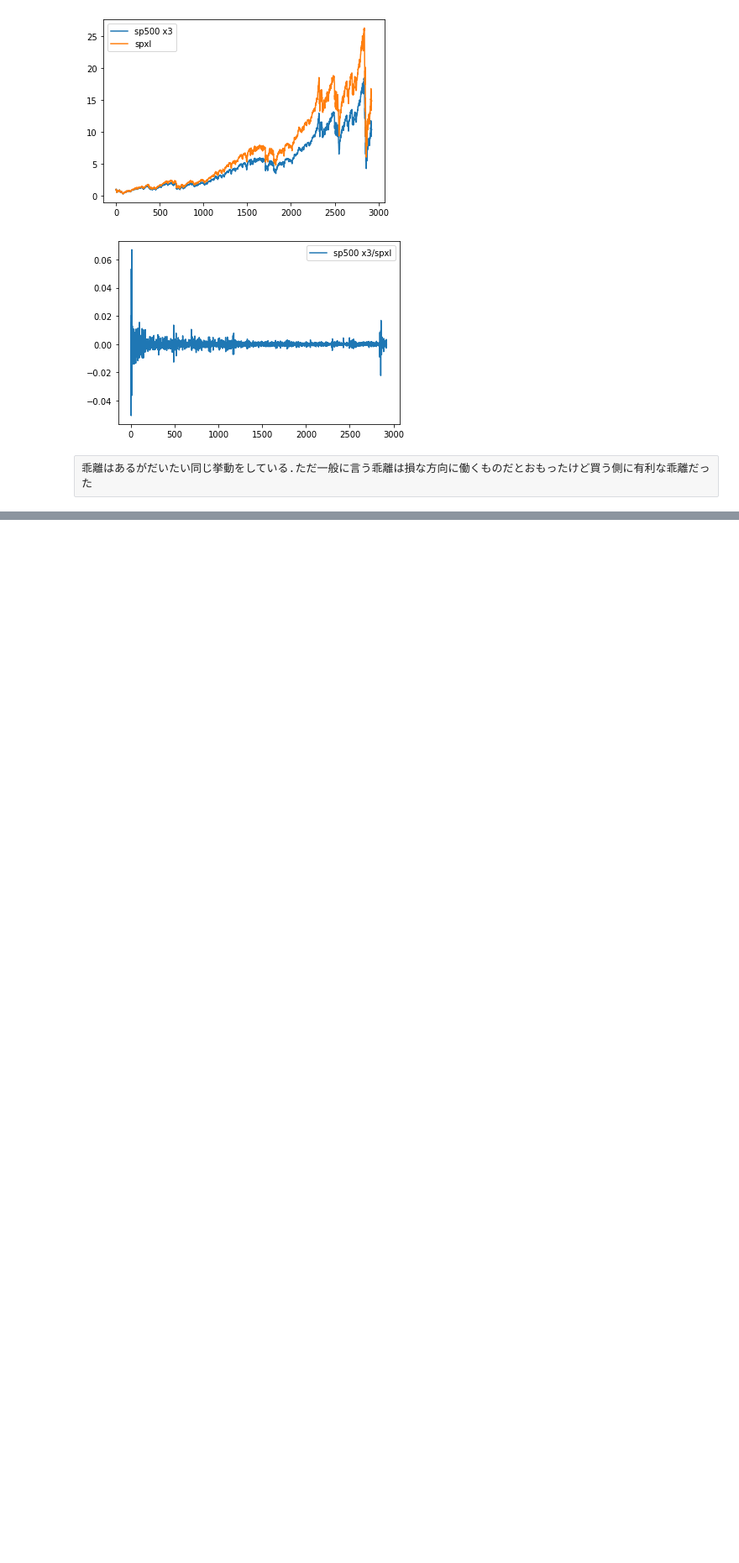
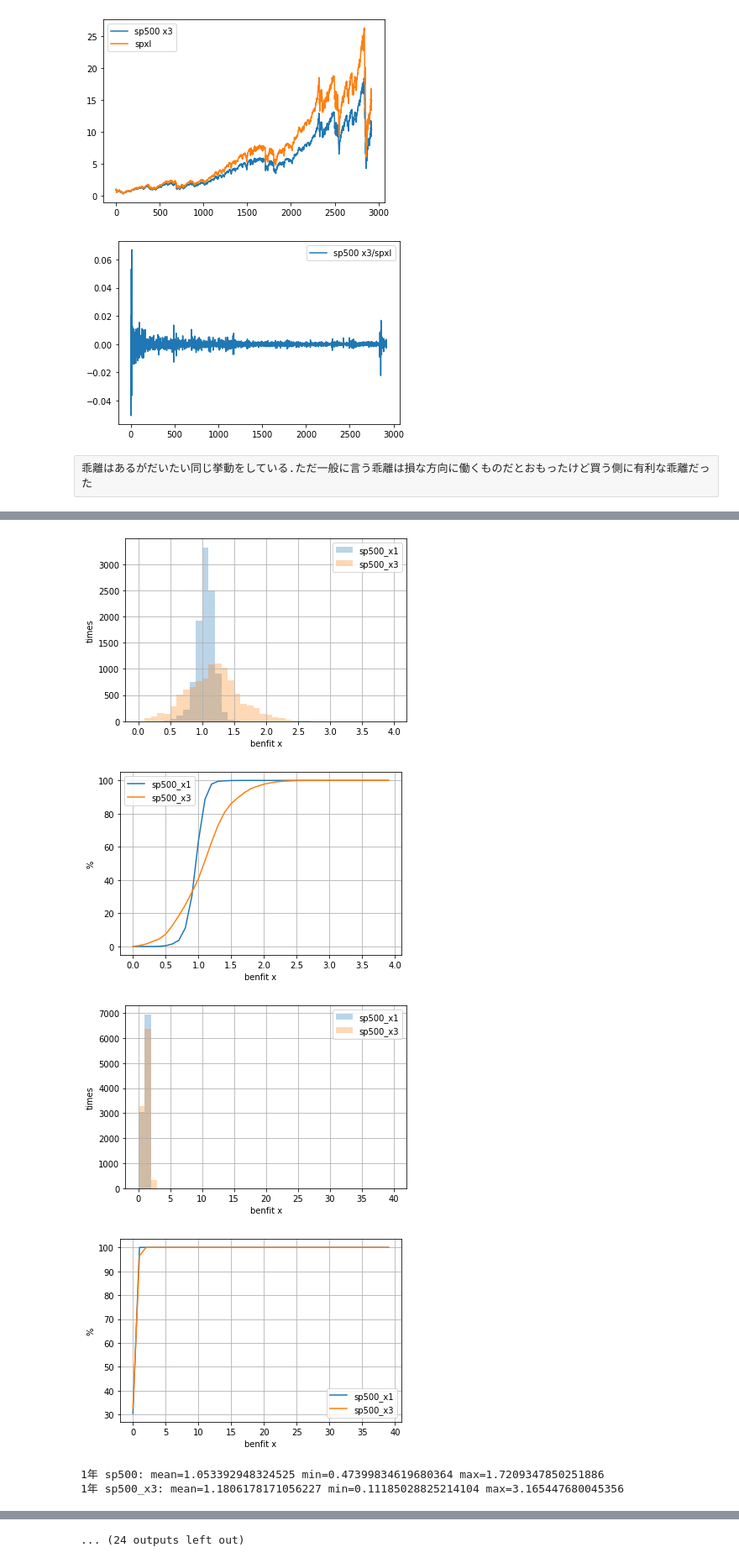
Before and after one commit to IntenF/leveraged_etf, a Jupyter notebook: レバレッジETFの特性調べ.ipynb, the cells around one changed output, grey strips where cells are left out. Shown at 84% size. Saved outputs shown, nothing was run; the diff lists cells and outputs as text; code cells hidden in the pictures; blank space fills up the shorter version.

```diff
--- a/レバレッジETFの特性調べ.ipynb
+++ b/レバレッジETFの特性調べ.ipynb
@@ -203,0 +104,6 @@ for l in [1, 2, 3, 4]:
+# %%
+def make_data(exe, name, years=[1,5,10], **kwargs):
+    for k in datas.keys():
+        results[k][name] = {}
+        for n in years:
+            results[k][name][n] = exe(datas[k]['Adj Close'], day_num=n*365, **kwargs)
@@ -203,0 +184,18 @@ for l in [1, 2, 3, 4]:
+# %%
+def exe2(values, day_num, iteration):
+    res = []
+    starts = np.random.choice(np.arange(len(values)-day_num), iteration)
+    for start in starts:
+        res.append(values[start+day_num-1]*np.mean(1/values[start:start+day_num].values))
+    return res
+# %%
+make_data(exe2, 'exe2', iteration=10000)
+show_hist('exe2')
+show_hakohige('exe2')
+# %% [output]
+[figure, added]
+[figure, added]
+[figure, added]
+[figure, added]
+1年 sp500: mean=1.053392948324525 min=0.47399834619680364 max=1.7209347850251886
+1年 sp500_x3: mean=1.1806178171056227 min=0.11185028825214104 max=3.165447680045356
@@ -203,0 +210 @@ for l in [1, 2, 3, 4]:
+... (24 outputs left out)
```
Also changed, not shown: parts of 38 cells of this notebook.
